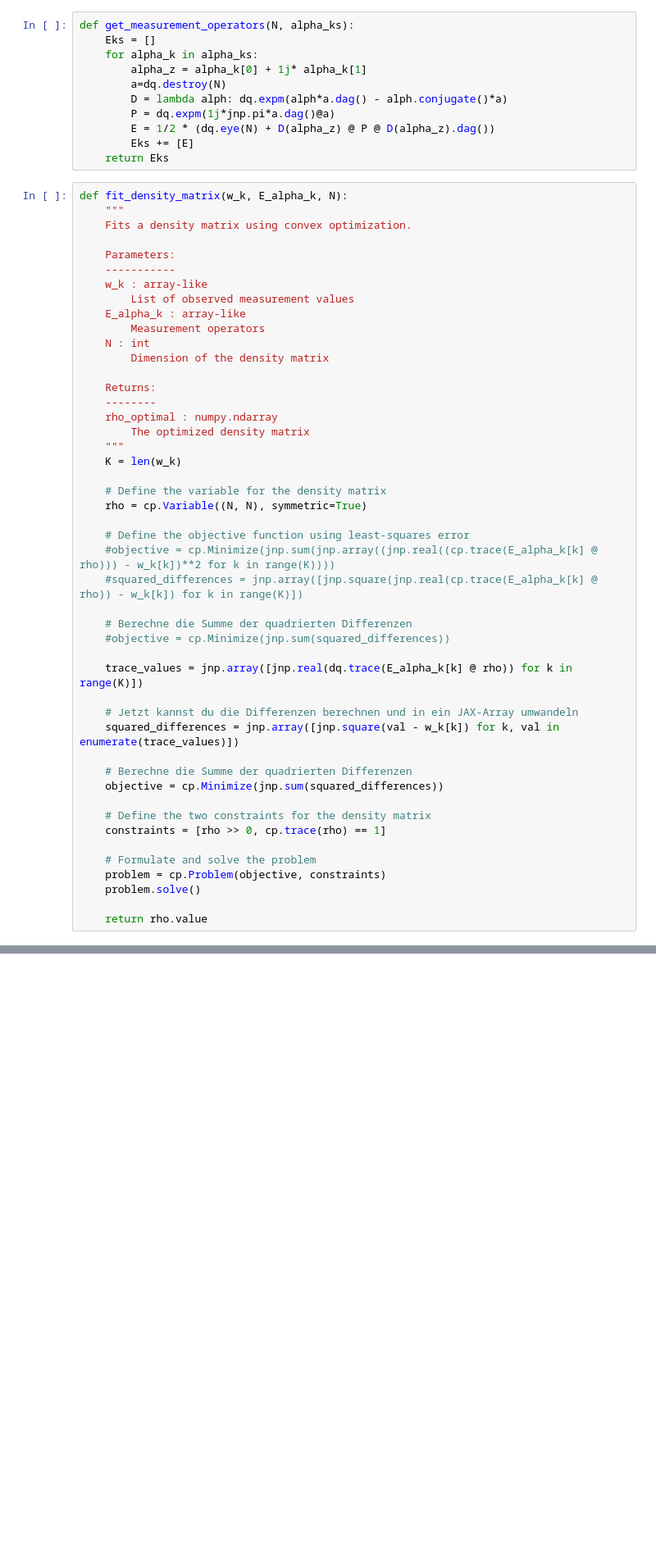
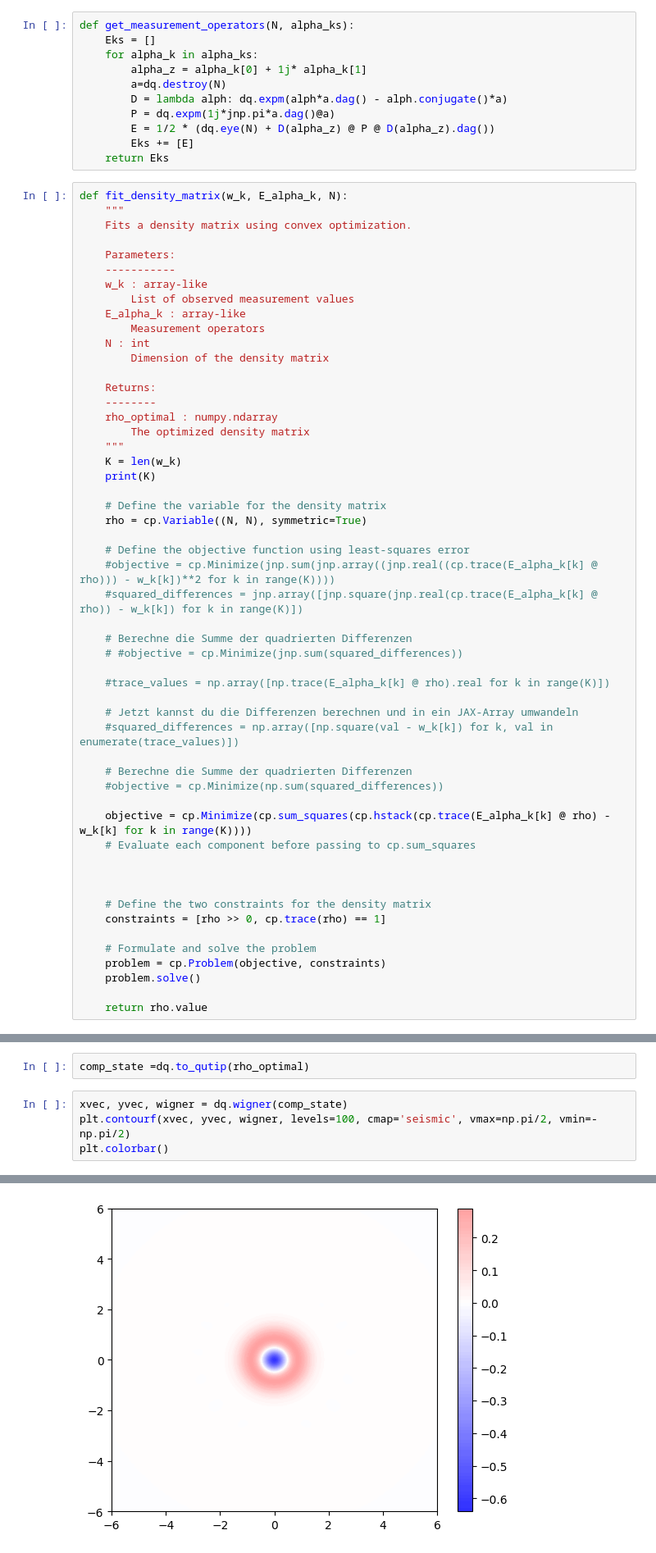
Before and after one commit to Manant02/ETH-Hackathon-2025-AandB, a Jupyter notebook: workspaces/Jan/Task 2/tomography.ipynb, the cells around one changed output, grey strips where cells are left out. Shown at 82% size. Cells and saved outputs as stored; diff of their text form; blank space fills up the shorter version.

```diff
--- a/workspaces/Jan/Task 2/tomography.ipynb
+++ b/workspaces/Jan/Task 2/tomography.ipynb
@@ -257,6 +248,7 @@ def fit_density_matrix(w_k, E_alpha_k, N):
         The optimized density matrix
     """
     K = len(w_k)
+    print(K)
 
     # Define the variable for the density matrix
     rho = cp.Variable((N, N), symmetric=True)
@@ -266,15 +258,20 @@ def fit_density_matrix(w_k, E_alpha_k, N):
     #squared_differences = jnp.array([jnp.square(jnp.real(cp.trace(E_alpha_k[k] @ rho)) - w_k[k]) for k in range(K)])
 
     # Berechne die Summe der quadrierten Differenzen
-    #objective = cp.Minimize(jnp.sum(squared_differences))
+    # #objective = cp.Minimize(jnp.sum(squared_differences))
 
-    trace_values = jnp.array([jnp.real(dq.trace(E_alpha_k[k] @ rho)) for k in range(K)])
+    #trace_values = np.array([np.trace(E_alpha_k[k] @ rho).real for k in range(K)])
 
     # Jetzt kannst du die Differenzen berechnen und in ein JAX-Array umwandeln
-    squared_differences = jnp.array([jnp.square(val - w_k[k]) for k, val in enumerate(trace_values)])
+    #squared_differences = np.array([np.square(val - w_k[k]) for k, val in enumerate(trace_values)])
 
     # Berechne die Summe der quadrierten Differenzen
-    objective = cp.Minimize(jnp.sum(squared_differences))
+    #objective = cp.Minimize(np.sum(squared_differences))
+
+    objective = cp.Minimize(cp.sum_squares(cp.hstack(cp.trace(E_alpha_k[k] @ rho) - w_k[k] for k in range(K))))
+    # Evaluate each component before passing to cp.sum_squares
+
+
 
     # Define the two constraints for the density matrix
     constraints = [rho >> 0, cp.trace(rho) == 1]
@@ -318,0 +332,7 @@ This typically means that a jit-wrapped function was called with a non-array arg
+# %%
+comp_state =dq.to_qutip(rho_optimal)
+# %%
+xvec, yvec, wigner = dq.wigner(comp_state)
+plt.contourf(xvec, yvec, wigner, levels=100, cmap='seismic', vmax=np.pi/2, vmin=-np.pi/2)
+plt.colorbar()
+# %% [output]
@@ -318,0 +340 @@ This typically means that a jit-wrapped function was called with a non-array arg
+[figure, added]
```
Also changed, not shown: parts of 6 cells of this notebook.
